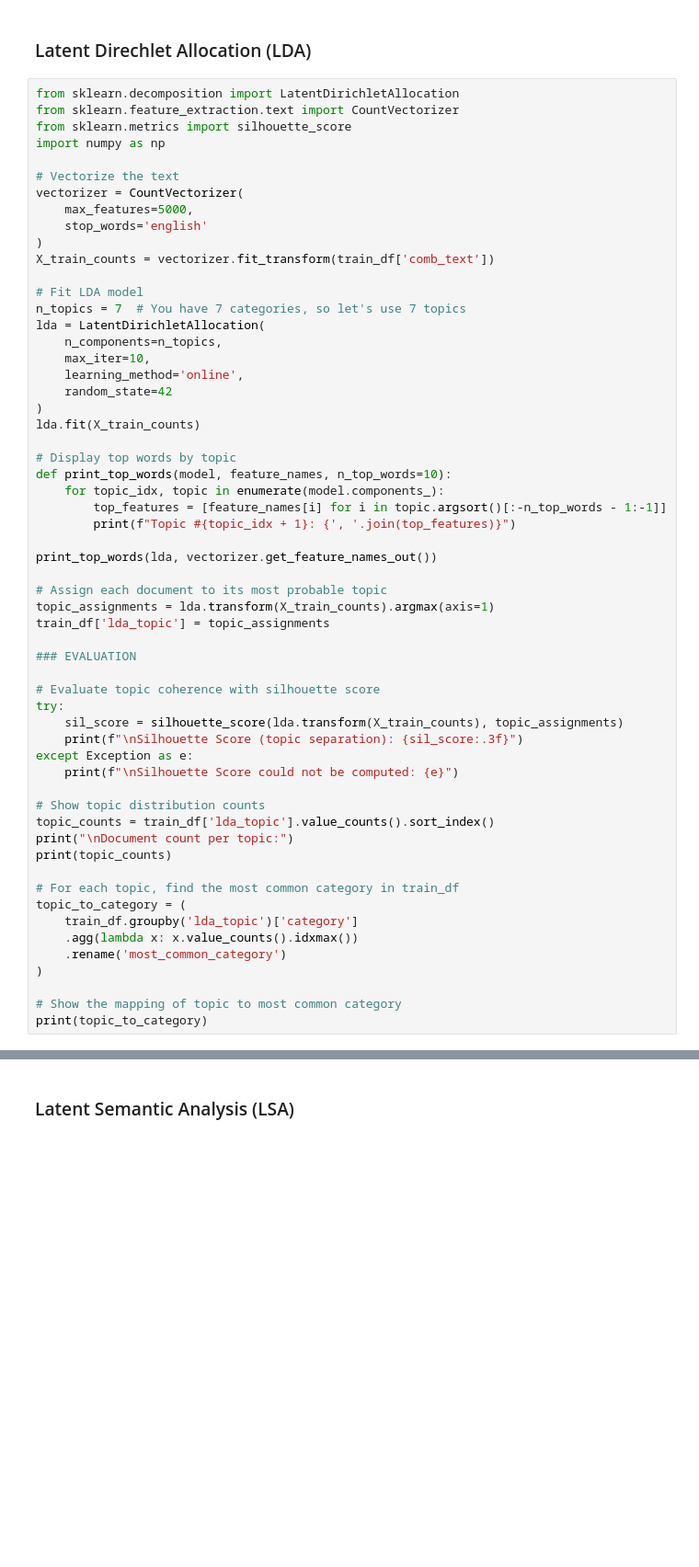
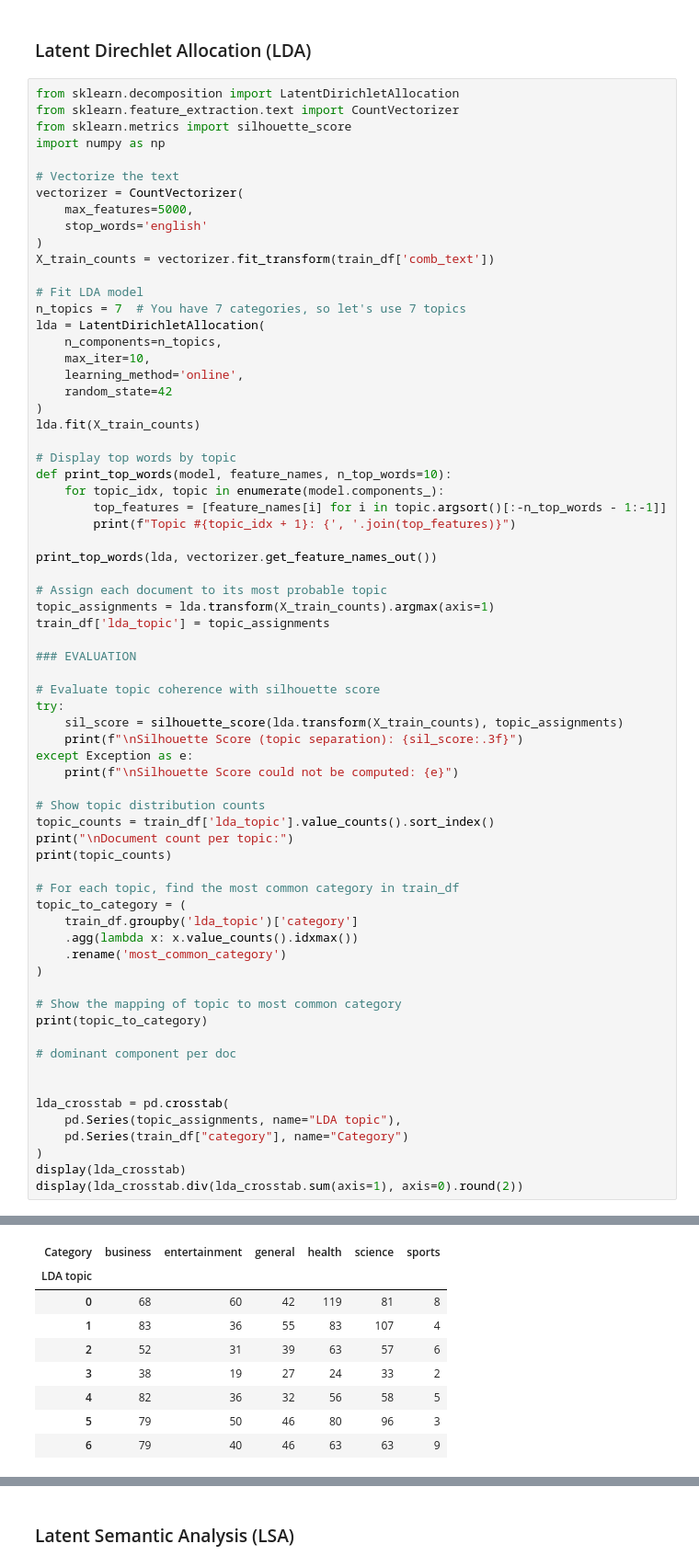
Before and after one commit to mitosisgg/ADS509_FinalProject, a Jupyter notebook: ADS_509_Final_Team_Project.ipynb, the cells around one changed output, grey strips where cells are left out. Shown at 92% size. Drawn from its saved outputs; the diff is of its cells as text; blank space fills up the shorter version.

Commit message:
added crosstab for LDA

```diff
--- a/ADS_509_Final_Team_Project.ipynb
+++ b/ADS_509_Final_Team_Project.ipynb
@@ -907,30 +907,49 @@ topic_counts = train_df['lda_topic'].value_counts().sort_index()
 print("\nDocument count per topic:")
 print(topic_counts)
 
 # For each topic, find the most common category in train_df
 topic_to_category = (
     train_df.groupby('lda_topic')['category']
     .agg(lambda x: x.value_counts().idxmax())
     .rename('most_common_category')
 )
 
 # Show the mapping of topic to most common category
 print(topic_to_category)
+
+# dominant component per doc
+
+
+lda_crosstab = pd.crosstab(
+    pd.Series(topic_assignments, name="LDA topic"),
+    pd.Series(train_df["category"], name="Category")
+)
+display(lda_crosstab)
+display(lda_crosstab.div(lda_crosstab.sum(axis=1), axis=0).round(2))
 # %% [output]
 Topic #1: new, study, health, researchers, people, scientists, brain, disease, research, cancer
 Topic #2: week, season, game, sports, sunday, win, nfl, football, 2025, new
 Topic #3: new, apple, iphone, 17, watch, moon, covid, vaccine, september, pro
 Topic #4: google, charlie, new, kirk, news, live, dead, night, home, bengals
 Topic #5: year, world, new, week, news, old, says, report, city, years
 Topic #6: 2025, company, new, stock, market, china, series, video, year, said
 Topic #7: trump, space, new, ai, nasa, president, earth, black, star, donald
 
 Silhouette Score (topic separation): 0.390
 
 Document count per topic:
 lda_topic
 ... (13 lines left out)
 4         business
 5         business
 6          science
 Name: most_common_category, dtype: object
+| Category | business | entertainment | general | health | science | sports |
+| LDA topic |  |  |  |  |  |  |
+| 0 | 68 | 60 | 42 | 119 | 81 | 8 |
+| 1 | 83 | 36 | 55 | 83 | 107 | 4 |
+| 2 | 52 | 31 | 39 | 63 | 57 | 6 |
+| 3 | 38 | 19 | 27 | 24 | 33 | 2 |
+| 4 | 82 | 36 | 32 | 56 | 58 | 5 |
+| 5 | 79 | 50 | 46 | 80 | 96 | 3 |
+| 6 | 79 | 40 | 46 | 63 | 63 | 9 |
```
Also changed, not shown: parts of 1 cell of this notebook.
